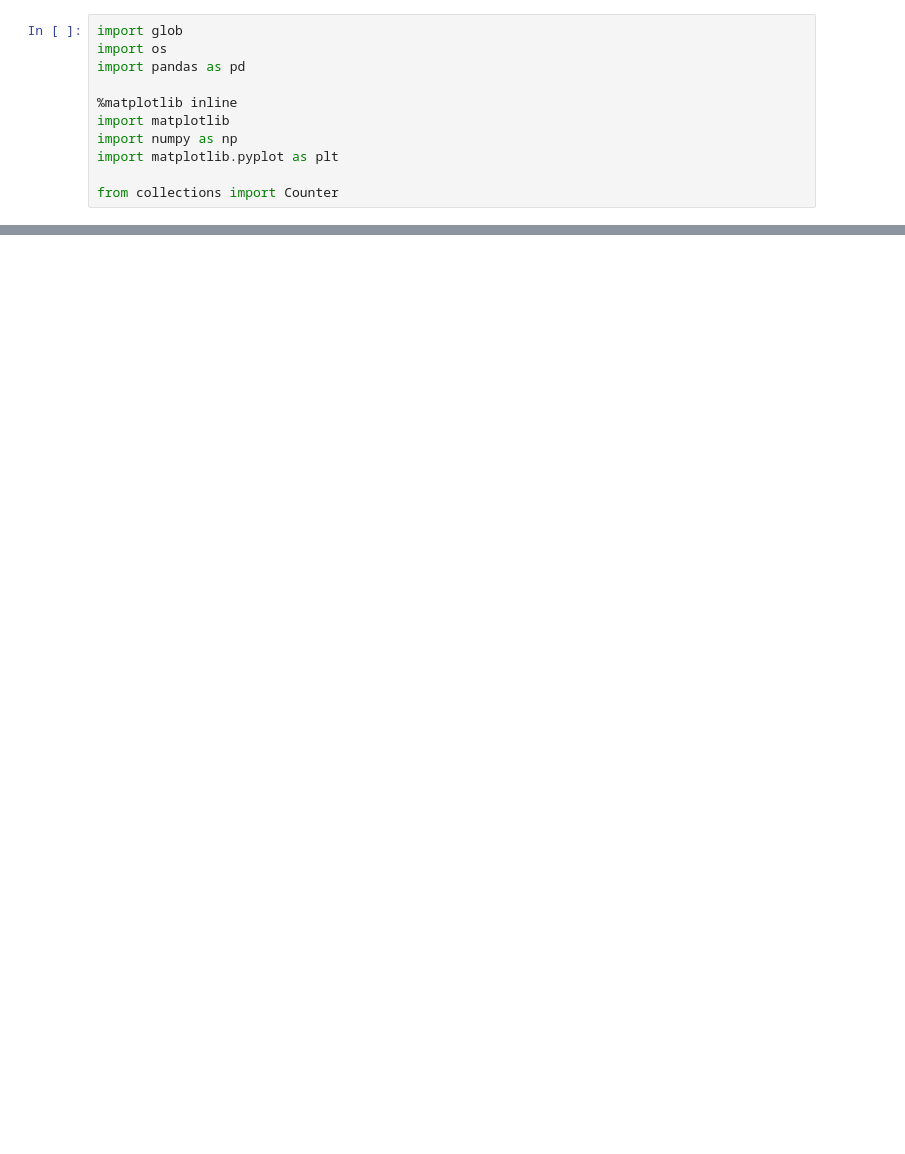
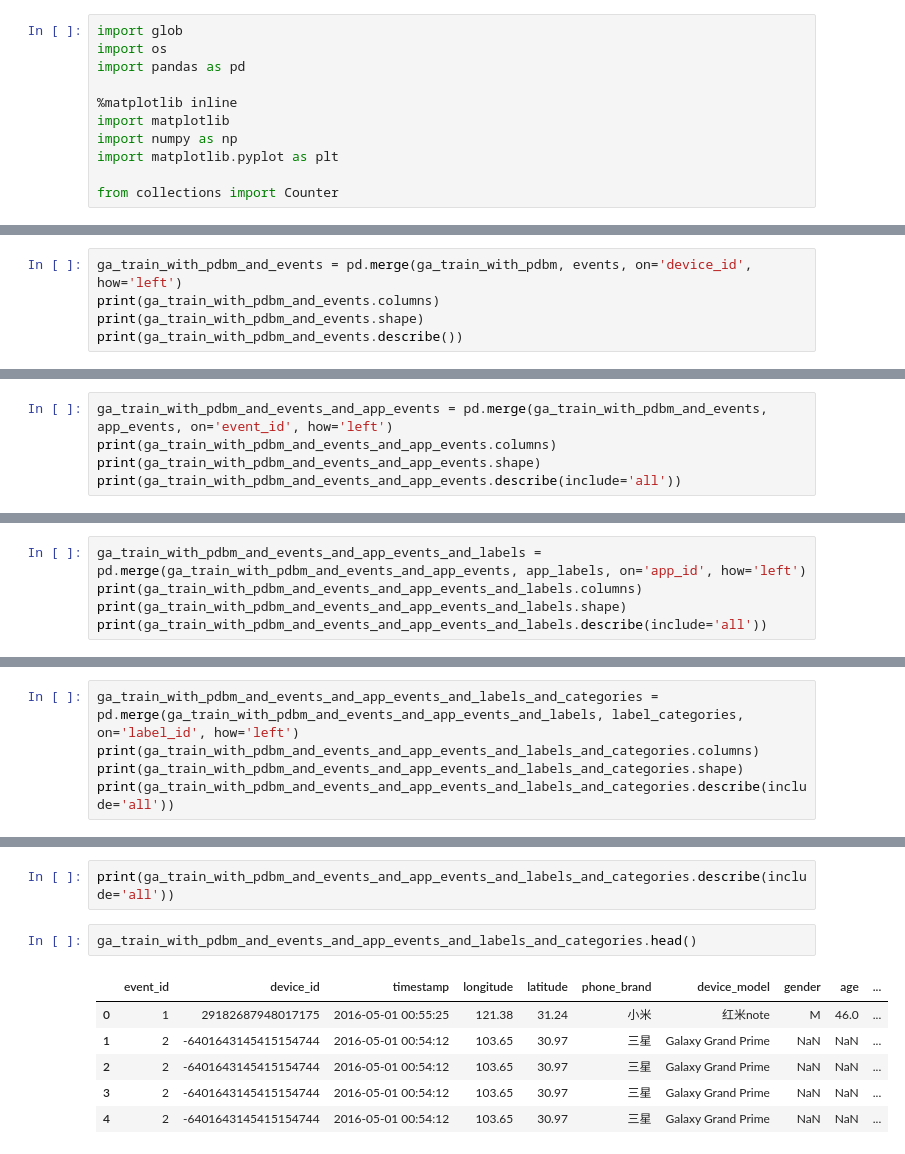
Before and after one commit to jsackett89/talking_data, a Jupyter notebook: Notebook.ipynb, the cells around one changed output, grey strips where cells are left out. Drawn from its saved outputs; the diff is of its cells as text; blank space fills up the shorter version.

```diff
--- a/Notebook.ipynb
+++ b/Notebook.ipynb
@@ -67,0 +99,5 @@ plt.bar?
+# %%
+ga_train_with_pdbm_and_events = pd.merge(ga_train_with_pdbm, events, on='device_id', how='left')
+print(ga_train_with_pdbm_and_events.columns)
+print(ga_train_with_pdbm_and_events.shape)
+print(ga_train_with_pdbm_and_events.describe())
@@ -67,0 +118,5 @@ plt.bar?
+# %%
+ga_train_with_pdbm_and_events_and_app_events = pd.merge(ga_train_with_pdbm_and_events, app_events, on='event_id', how='left')
+print(ga_train_with_pdbm_and_events_and_app_events.columns)
+print(ga_train_with_pdbm_and_events_and_app_events.shape)
+print(ga_train_with_pdbm_and_events_and_app_events.describe(include='all'))
@@ -67,0 +146,5 @@ plt.bar?
+# %%
+ga_train_with_pdbm_and_events_and_app_events_and_labels = pd.merge(ga_train_with_pdbm_and_events_and_app_events, app_labels, on='app_id', how='left')
+print(ga_train_with_pdbm_and_events_and_app_events_and_labels.columns)
+print(ga_train_with_pdbm_and_events_and_app_events_and_labels.shape)
+print(ga_train_with_pdbm_and_events_and_app_events_and_labels.describe(include='all'))
@@ -67,0 +174,5 @@ plt.bar?
+# %%
+ga_train_with_pdbm_and_events_and_app_events_and_labels_and_categories = pd.merge(ga_train_with_pdbm_and_events_and_app_events_and_labels, label_categories, on='label_id', how='left')
+print(ga_train_with_pdbm_and_events_and_app_events_and_labels_and_categories.columns)
+print(ga_train_with_pdbm_and_events_and_app_events_and_labels_and_categories.shape)
+print(ga_train_with_pdbm_and_events_and_app_events_and_labels_and_categories.describe(include='all'))
@@ -67,0 +227,11 @@ plt.bar?
+# %%
+print(ga_train_with_pdbm_and_events_and_app_events_and_labels_and_categories.describe(include='all'))
+# %%
+ga_train_with_pdbm_and_events_and_app_events_and_labels_and_categories.head()
+# %% [output]
+|  | event_id | device_id | timestamp | longitude | latitude | phone_brand | device_model | gender | age | ... |
+| 0 | 1 | 29182687948017175 | 2016-05-01 00:55:25 | 121.38 | 31.24 | 小米 | 红米note | M | 46.0 | ... |
+| 1 | 2 | -6401643145415154744 | 2016-05-01 00:54:12 | 103.65 | 30.97 | 三星 | Galaxy Grand Prime | NaN | NaN | ... |
+| 2 | 2 | -6401643145415154744 | 2016-05-01 00:54:12 | 103.65 | 30.97 | 三星 | Galaxy Grand Prime | NaN | NaN | ... |
+| 3 | 2 | -6401643145415154744 | 2016-05-01 00:54:12 | 103.65 | 30.97 | 三星 | Galaxy Grand Prime | NaN | NaN | ... |
+| 4 | 2 | -6401643145415154744 | 2016-05-01 00:54:12 | 103.65 | 30.97 | 三星 | Galaxy Grand Prime | NaN | NaN | ... |
```
Also changed, not shown: parts of 14 cells of this notebook, 1 other file.
